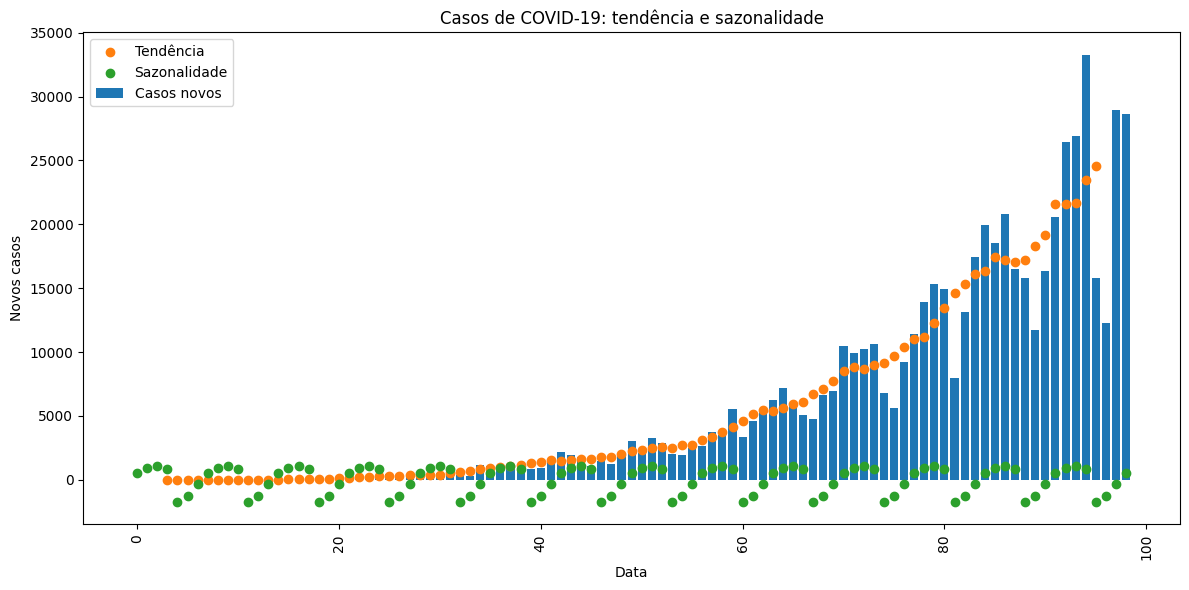
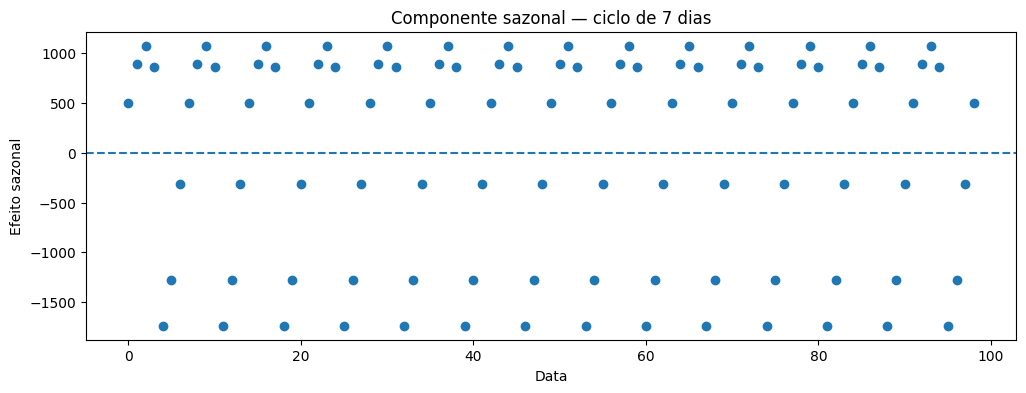
Unified diff of the notebook cell whose output changed from the first chart to the second:
--- before
+++ after
@@ -11,23 +11,9 @@
 trend = result.trend
 seasonal = result.seasonal
-
-# Criar o gráfico
-plt.figure(figsize=(12, 6))
-
-# Série original em barras
-plt.bar(time, data, label='Casos novos')
-
-# Tendência e sazonalidade em dispersão
-plt.scatter(time, trend, label='Tendência')
-plt.scatter(time, seasonal, label='Sazonalidade')
-
-# Configurações visuais
-plt.title('Casos de COVID-19: tendência e sazonalidade')
+plt.figure(figsize=(12, 4))
+plt.scatter(time, seasonal)
+plt.axhline(0, linestyle='--')
+plt.title('Componente sazonal — ciclo de 7 dias')
 plt.xlabel('Data')
-plt.ylabel('Novos casos')
-plt.xticks(rotation=90)
-plt.legend()
-plt.tight_layout()
-
-# Exibir
+plt.ylabel('Efeito sazonal')
 plt.show()

Commit: Adicionando dois arquivos